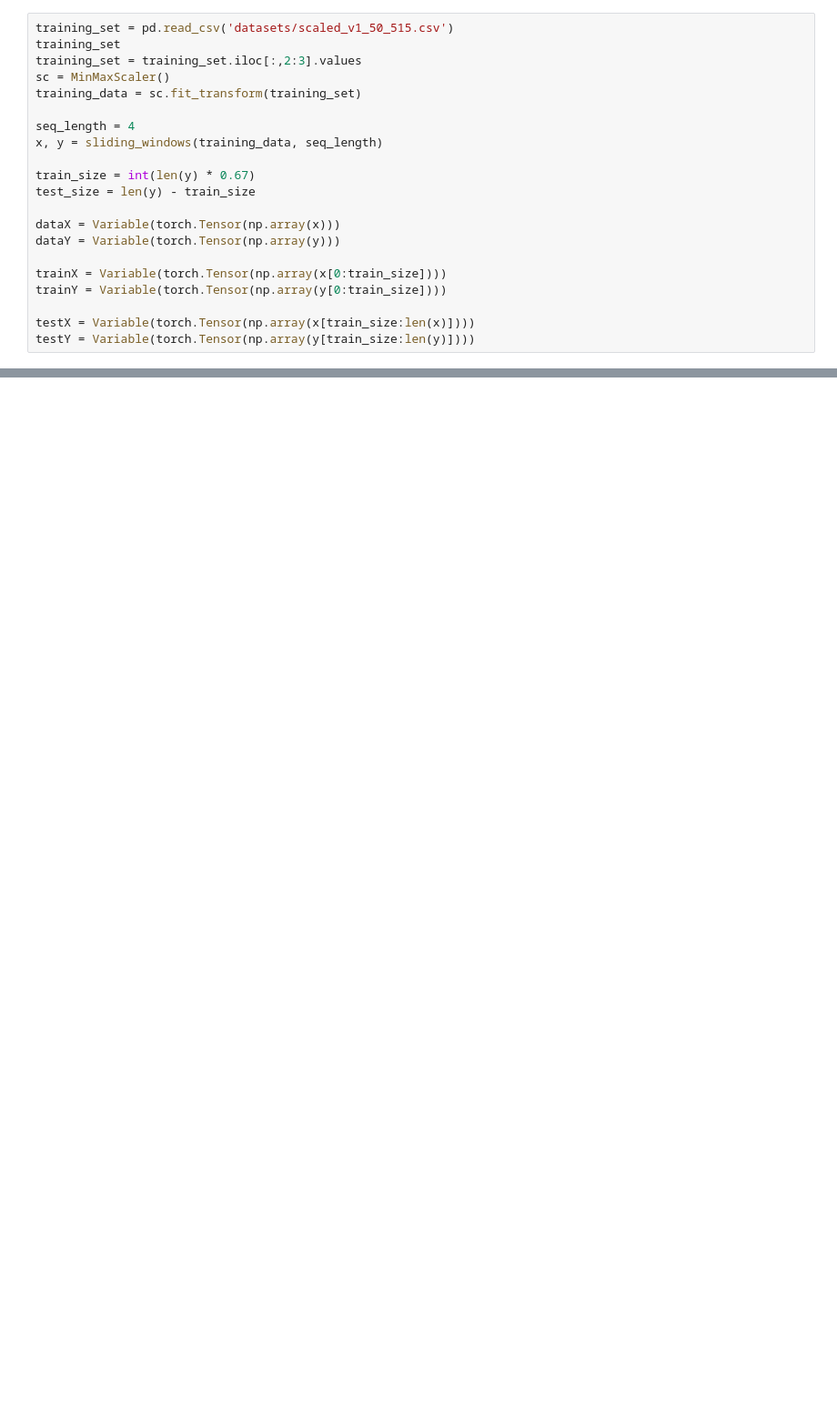
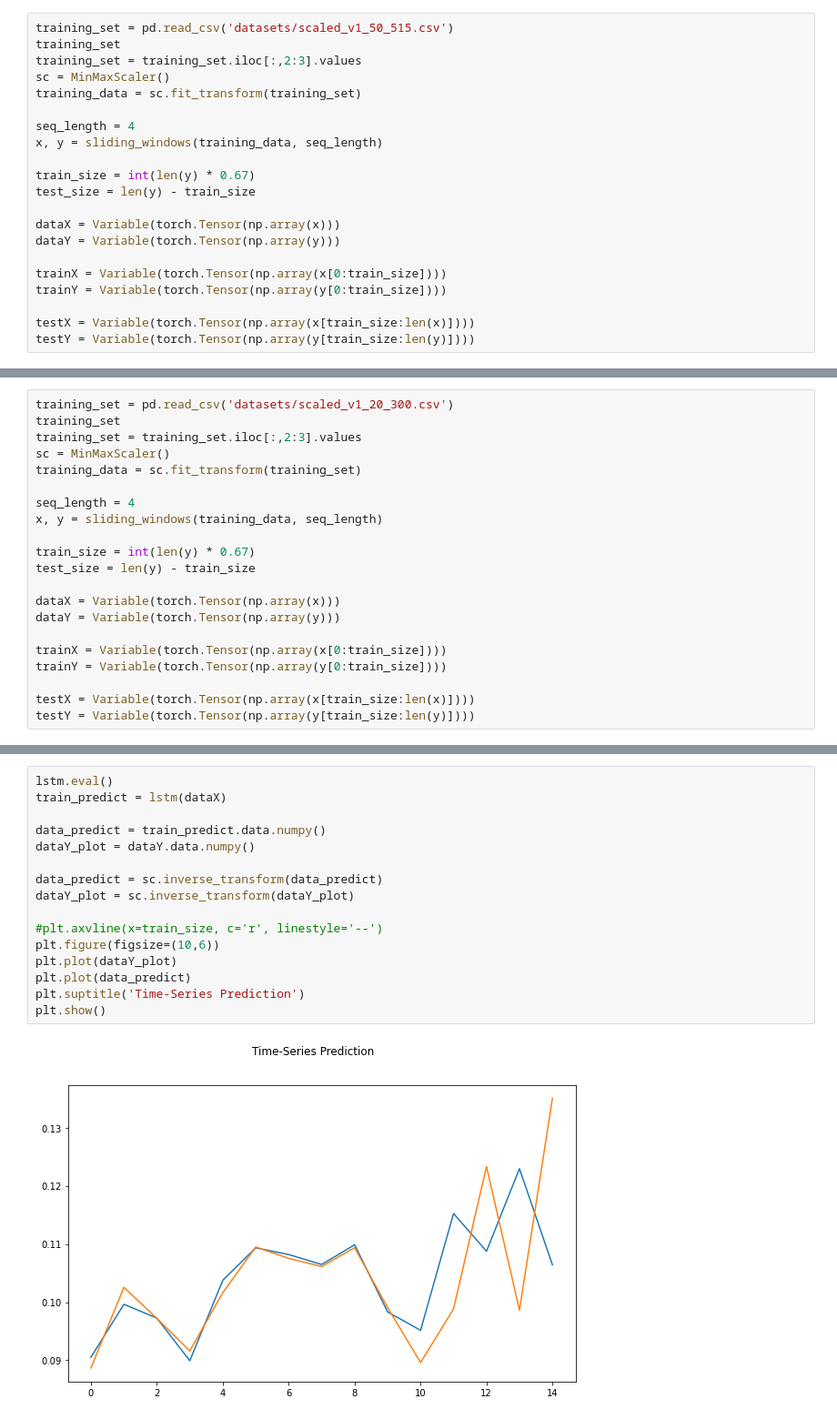
Before and after one commit to SsanyaS14/scaling-ltsm, a Jupyter notebook: LSTM.ipynb, the cells around one changed output, grey strips where cells are left out. Shown at 91% size. Saved outputs shown, nothing was run; the diff lists cells and outputs as text; blank space fills up the shorter version.

```diff
--- a/LSTM.ipynb
+++ b/LSTM.ipynb
@@ -912,0 +992,21 @@ testY = Variable(torch.Tensor(np.array(y[train_size:len(y)])))
+# %%
+training_set = pd.read_csv('datasets/scaled_v1_20_300.csv')
+training_set
+training_set = training_set.iloc[:,2:3].values
+sc = MinMaxScaler()
+training_data = sc.fit_transform(training_set)
+
+seq_length = 4
+x, y = sliding_windows(training_data, seq_length)
+
+train_size = int(len(y) * 0.67)
+test_size = len(y) - train_size
+
+dataX = Variable(torch.Tensor(np.array(x)))
+dataY = Variable(torch.Tensor(np.array(y)))
+
+trainX = Variable(torch.Tensor(np.array(x[0:train_size])))
+trainY = Variable(torch.Tensor(np.array(y[0:train_size])))
+
+testX = Variable(torch.Tensor(np.array(x[train_size:len(x)])))
+testY = Variable(torch.Tensor(np.array(y[train_size:len(y)])))
@@ -912,0 +1056,18 @@ testY = Variable(torch.Tensor(np.array(y[train_size:len(y)])))
+# %%
+lstm.eval()
+train_predict = lstm(dataX)
+
+data_predict = train_predict.data.numpy()
+dataY_plot = dataY.data.numpy()
+
+data_predict = sc.inverse_transform(data_predict)
+dataY_plot = sc.inverse_transform(dataY_plot)
+
+#plt.axvline(x=train_size, c='r', linestyle='--')
+plt.figure(figsize=(10,6))
+plt.plot(dataY_plot)
+plt.plot(data_predict)
+plt.suptitle('Time-Series Prediction')
+plt.show()
+# %% [output]
+[figure, added]
```
Also changed, not shown: parts of 77 cells of this notebook, 8 other files.
